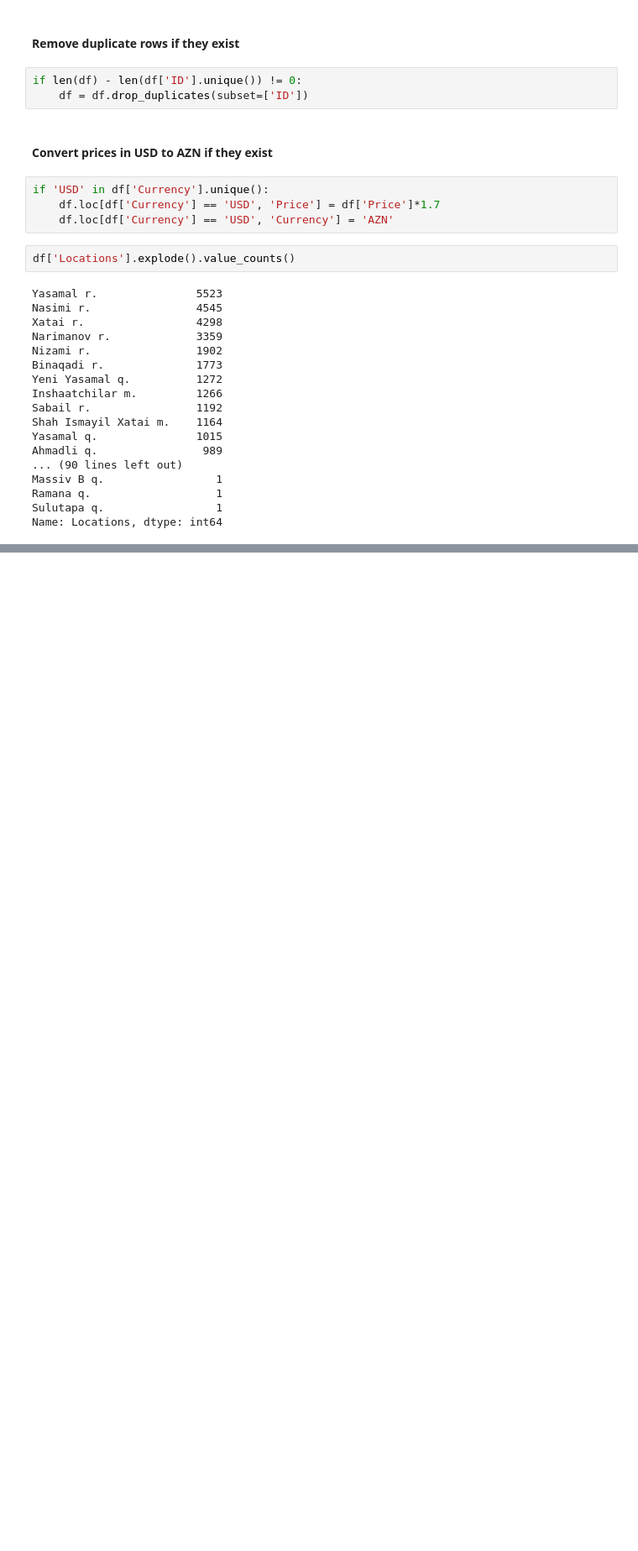
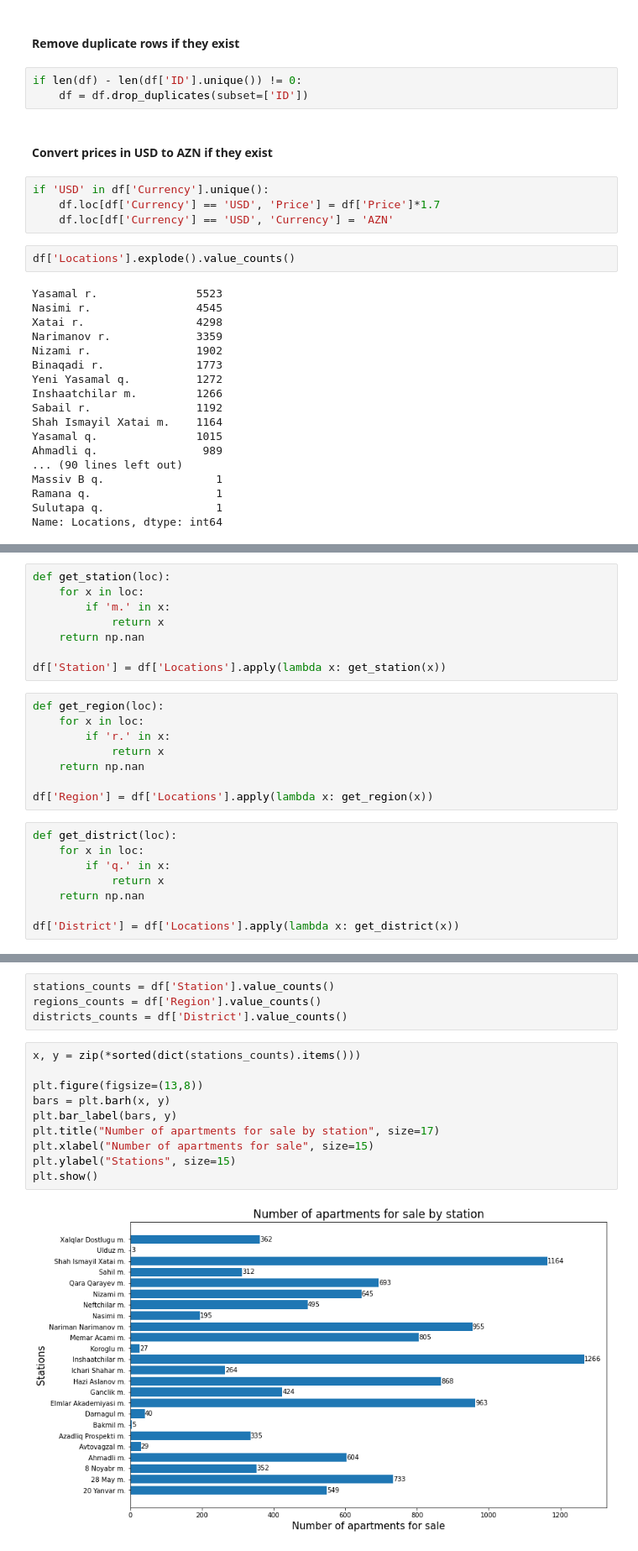
Before and after one commit to hexelot/ApartmentsAnalysis, a Jupyter notebook: analysing.ipynb, the cells around one changed output, grey strips where cells are left out. Shown at 84% size. Cells and saved outputs as stored; diff of their text form; blank space fills up the shorter version.

```diff
--- a/analysing.ipynb
+++ b/analysing.ipynb
@@ -115,0 +79,24 @@ Name: 0, dtype: object
+# %%
+def get_station(loc):
+    for x in loc:
+        if 'm.' in x:
+            return x
+    return np.nan
+
+df['Station'] = df['Locations'].apply(lambda x: get_station(x))
+# %%
+def get_region(loc):
+    for x in loc:
+        if 'r.' in x:
+            return x
+    return np.nan
+
+df['Region'] = df['Locations'].apply(lambda x: get_region(x))
+# %%
+def get_district(loc):
+    for x in loc:
+        if 'q.' in x:
+            return x
+    return np.nan
+
+df['District'] = df['Locations'].apply(lambda x: get_district(x))
@@ -115,0 +112,16 @@ Name: 0, dtype: object
+# %%
+stations_counts = df['Station'].value_counts()
+regions_counts = df['Region'].value_counts()
+districts_counts = df['District'].value_counts()
+# %%
+x, y = zip(*sorted(dict(stations_counts).items()))
+
+plt.figure(figsize=(13,8))
+bars = plt.barh(x, y)
+plt.bar_label(bars, y)
+plt.title("Number of apartments for sale by station", size=17)
+plt.xlabel("Number of apartments for sale", size=15)
+plt.ylabel("Stations", size=15)
+plt.show()
+# %% [output]
+[figure, added]
```
Also changed, not shown: parts of 10 cells of this notebook.
